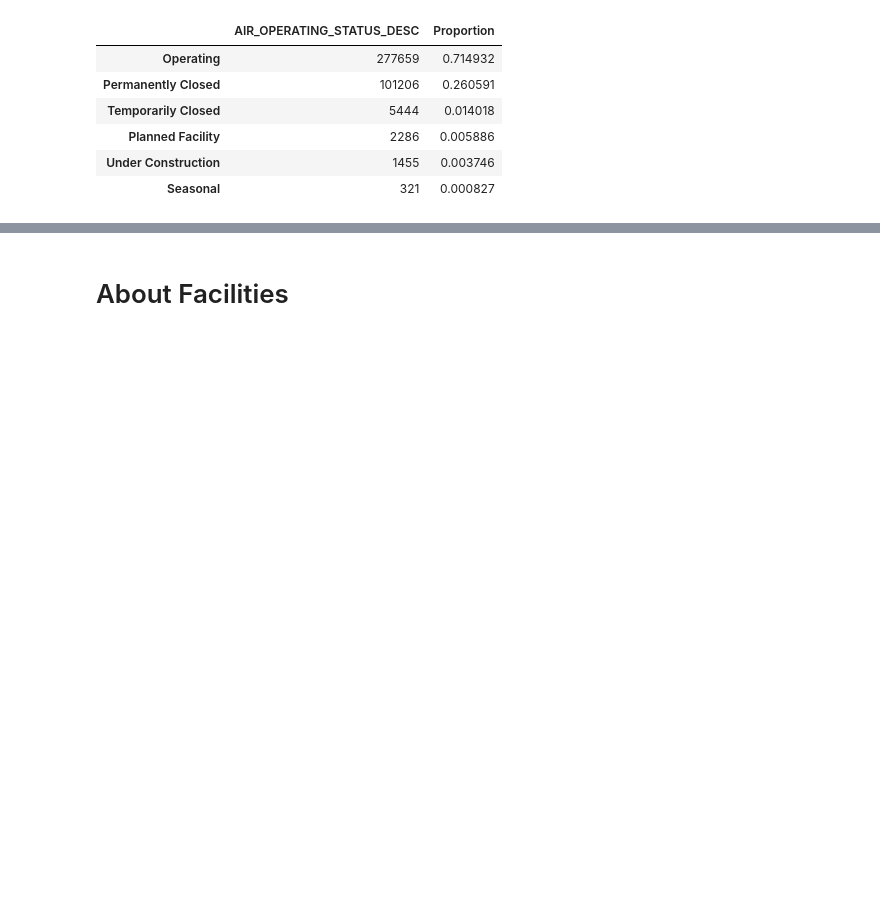
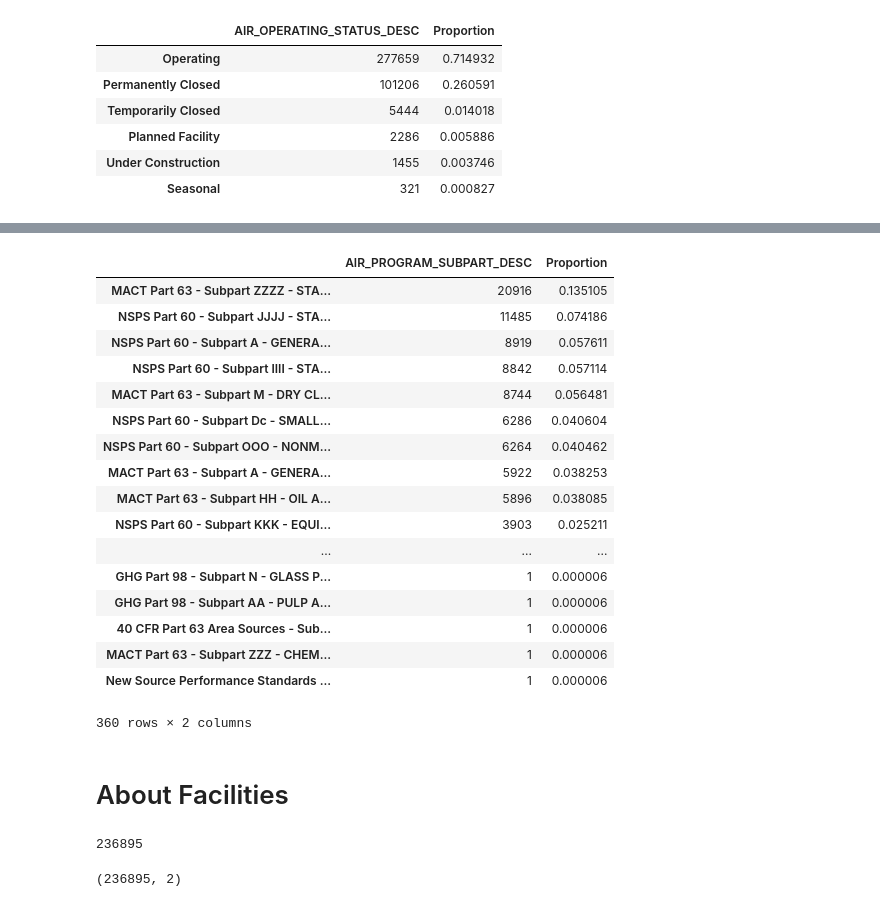
Before and after one commit to Aycrazy/ML_Project, a Jupyter notebook: AirDataExplore.ipynb, the cells around one changed output, grey strips where cells are left out. Drawn from its saved outputs; the diff is of its cells as text; code cells hidden in the pictures; blank space fills up the shorter version.

```diff
--- a/AirDataExplore.ipynb
+++ b/AirDataExplore.ipynb
@@ -86,2 +121,23 @@ count_per_group
+# %%
+count_per_group
+# %% [output]
+|  | AIR_PROGRAM_SUBPART_DESC | Proportion |
+| MACT Part 63 - Subpart ZZZZ - STA... | 20916 | 0.135105 |
+| NSPS Part 60 - Subpart JJJJ - STA... | 11485 | 0.074186 |
+| NSPS Part 60 - Subpart A - GENERA... | 8919 | 0.057611 |
+| NSPS Part 60 - Subpart IIII - STA... | 8842 | 0.057114 |
+| MACT Part 63 - Subpart M - DRY CL... | 8744 | 0.056481 |
+| NSPS Part 60 - Subpart Dc - SMALL... | 6286 | 0.040604 |
+| NSPS Part 60 - Subpart OOO - NONM... | 6264 | 0.040462 |
+| MACT Part 63 - Subpart A - GENERA... | 5922 | 0.038253 |
+| MACT Part 63 - Subpart HH - OIL A... | 5896 | 0.038085 |
+| NSPS Part 60 - Subpart KKK - EQUI... | 3903 | 0.025211 |
+| ... | ... | ... |
+| GHG Part 98 - Subpart N - GLASS P... | 1 | 0.000006 |
+| GHG Part 98 - Subpart AA - PULP A... | 1 | 0.000006 |
+| 40 CFR Part 63 Area Sources - Sub... | 1 | 0.000006 |
+| MACT Part 63 - Subpart ZZZ - CHEM... | 1 | 0.000006 |
+| New Source Performance Standards ... | 1 | 0.000006 |
+360 rows × 2 columns
 # %% [markdown]
 # About Facilities
@@ -87,0 +148,8 @@ count_per_group
+# %%
+tot_count
+# %% [output]
+236895
+# %%
+count_per_group.shape
+# %% [output]
+(236895, 2)
```
Also changed, not shown: parts of 22 cells of this notebook.
